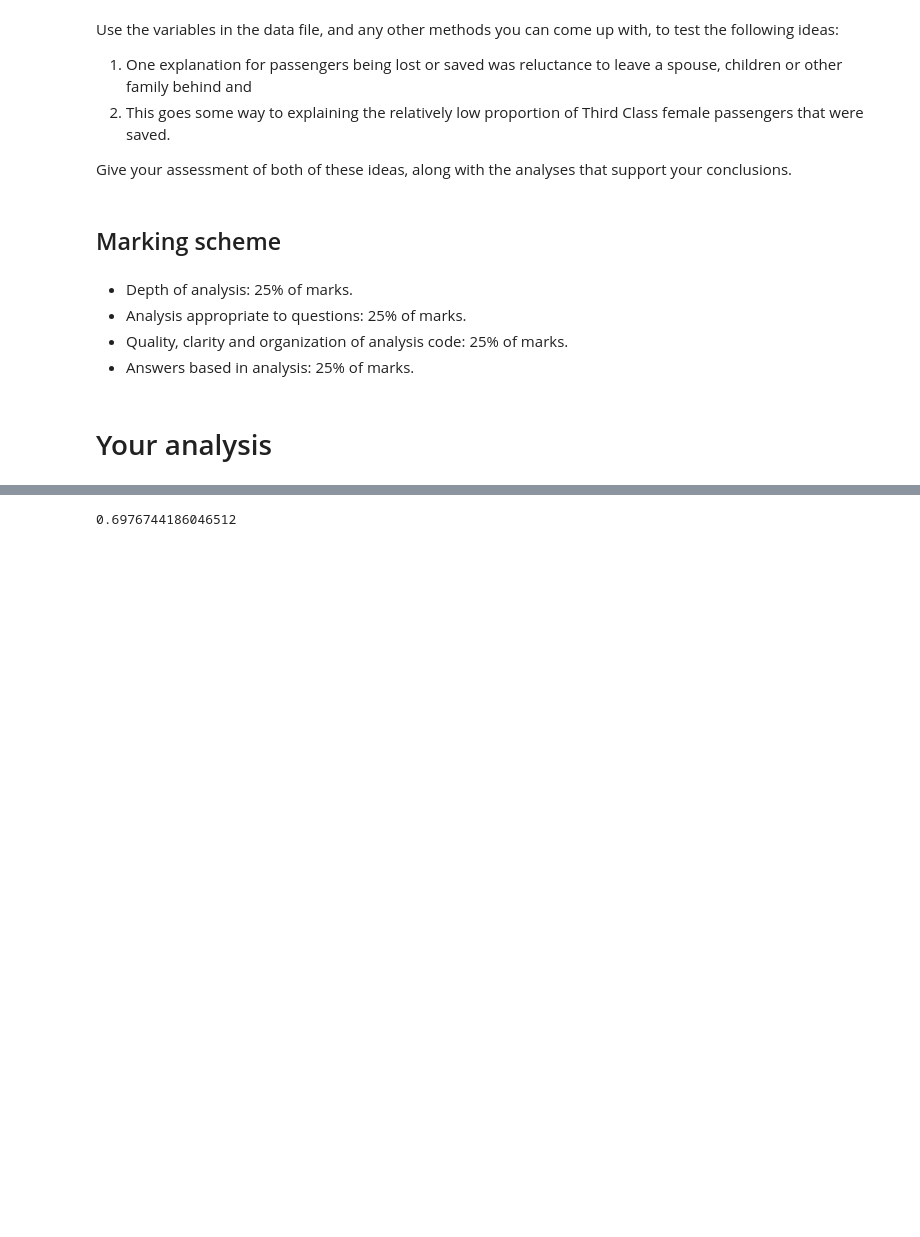
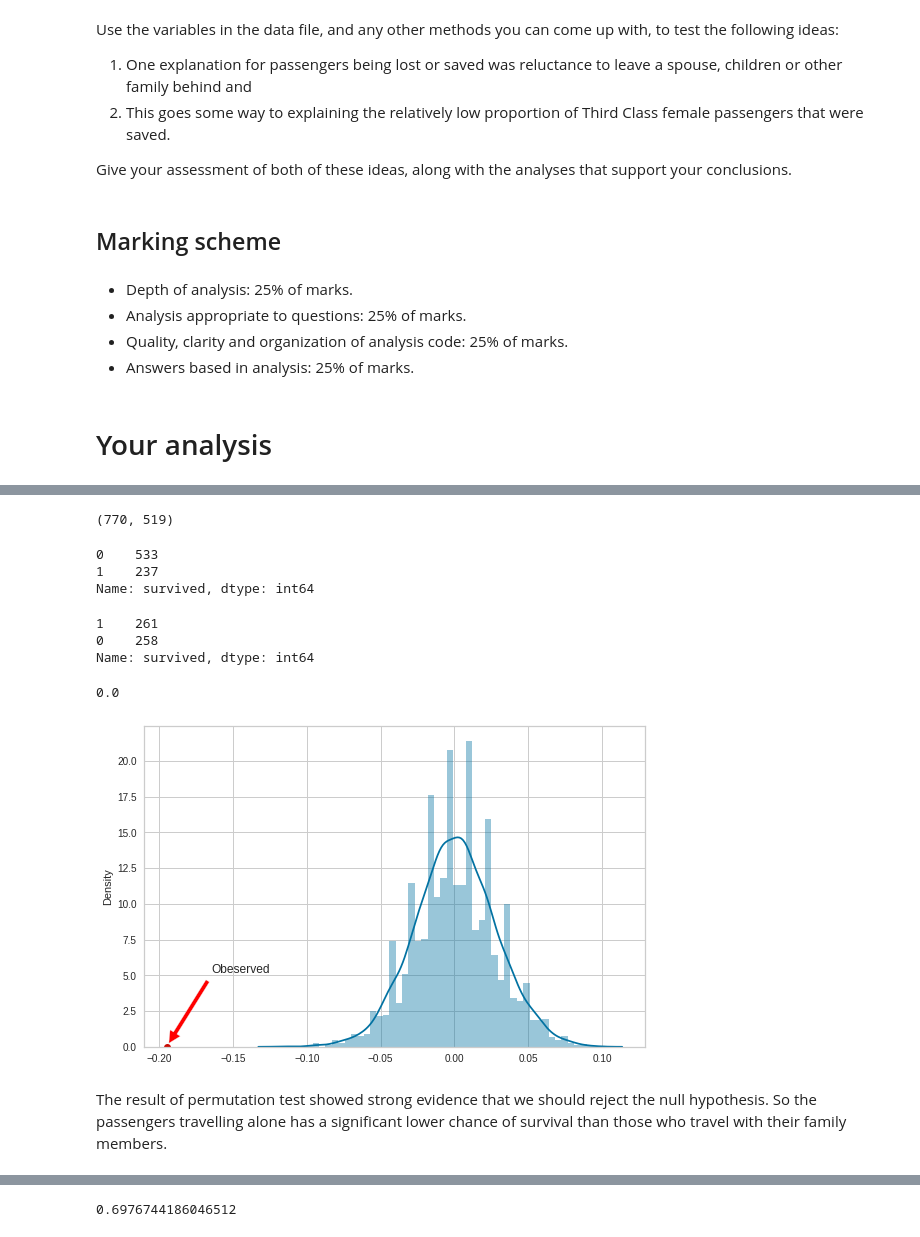
Before and after one commit to Wetiqe/UoB-DS-Semester1, a Jupyter notebook: spouses/spouses-checkpoint.ipynb, the cells around one changed output, grey strips where cells are left out. Drawn from its saved outputs; the diff is of its cells as text; code cells hidden in the pictures; blank space fills up the shorter version.

```diff
--- a/spouses/spouses-checkpoint.ipynb
+++ b/spouses/spouses-checkpoint.ipynb
@@ -227,2 +281,2 @@ with_sibsp = pd.get_dummies(with_sibsp, columns = ['Title','gender', 'embarked',
 # %%
-with_sibsp.dropna(axis=0, how = 'any', inplace=True)
+with_sibsp.head(3)
@@ -324,0 +436,16 @@ shap.force_plot(explainer.expected_value[1], shap_values[1], X_test)
+# %%
+# plot the result of permutation test
+def perm_plot(perm_array, observed, arrow_shift=(0.05,5)):
+    """
+    params:
+        perm_array: Contains permuted difference
+        observed: observed difference
+        arrow_shift: the start position of the arrow relative to the observed value
+    """
+    sns.distplot(perm_array)
+    plt.plot(observed,0, 'ro')
+    plt.annotate('Obeserved',ha = 'center', va = 'bottom',
+    xytext = (observed+arrow_shift[0], arrow_shift[1]),
+    xy = (observed, 0),
+    arrowprops = { 'facecolor' : 'red', 'shrink' : 0.05 }
+    )
@@ -324,0 +464,30 @@ shap.force_plot(explainer.expected_value[1], shap_values[1], X_test)
+# %%
+alone = with_sibsp[with_sibsp['IsAlone'] == 1]
+with_family = with_sibsp[with_sibsp['IsAlone'] == 0]
+alone.shape[0], with_family.shape[0]
+# %% [output]
+(770, 519)
+# %%
+# Number of survivors travelling alone
+alone['survived'].value_counts()
+# %% [output]
+0    533
+1    237
+Name: survived, dtype: int64
+# %%
+with_family['survived'].value_counts()
+# %% [output]
+1    261
+0    258
+Name: survived, dtype: int64
+# %%
+perm_p, obs_diff, perm_diff = permutation_test(alone,with_family, 'survived')
+perm_p
+# %% [output]
+0.0
+# %%
+perm_plot(perm_diff, obs_diff,arrow_shift=(0.05,5))
+# %% [output]
+[figure, added]
+# %% [markdown]
+The result of permutation test showed strong evidence that we should reject the null hypothesis. So the passengers travelling alone has a significant lower chance of survival than those who travel with their family members.
```
Also changed, not shown: parts of 123 cells of this notebook, 2 other files.
